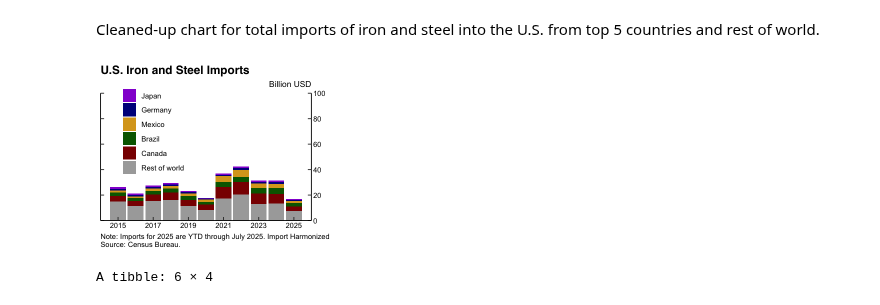
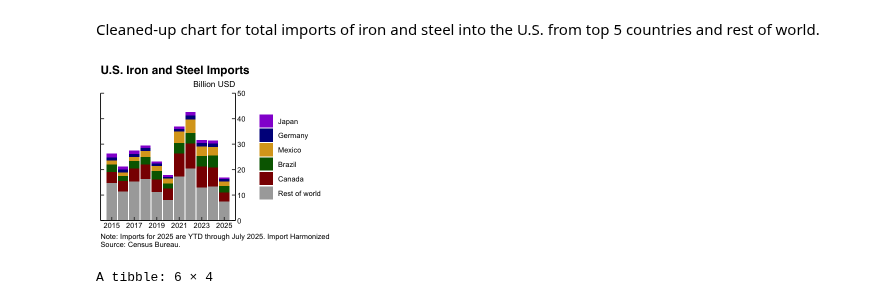
Before and after one commit to maha4028/economic-charting, a Jupyter notebook: generate_plots.ipynb, the cells around one changed output. Cells and saved outputs as stored; diff of their text form; code cells hidden in the pictures.

Commit message:
wider steel plot

```diff
--- a/generate_plots.ipynb
+++ b/generate_plots.ipynb
@@ -731,45 +731,44 @@ steel <- top_6_yr %>%
   scale_y_continuous(
     position = "right",
     sec.axis = dup_axis(labels = NULL),
-    breaks = seq(0, 100, by = 20),
-    limits = c(0, 100),
+    breaks = seq(0, 50, by = 10),
+    limits = c(0, 50),
     expand = c(0, 0)
     ) +
   scale_fill_manual(
     NULL,
     values = c(
       "Canada" = "darkred",
       "Mexico" = "goldenrod",
       "Brazil" = "darkgreen",
       "Japan" = "darkviolet",
       "Germany" = "darkblue",
       "Rest of world" = "darkgrey"
     )
   ) +
   xlab(NULL) + ylab(NULL) +
   labs(
     title = "U.S. Iron and Steel Imports",
     subtitle = "Billion USD",
     caption = paste0(
       "Note: Imports for 2025 are YTD through ",format(max(top_6$date), "%B %Y"),". Import Harmonized System Code 72.",
       "\nSource: Census Bureau."
       )
     ) +
   theme_classic() +
   theme(
       plot.title = element_text(family = "Helvetica", face = "bold", size = 14),
       plot.subtitle = element_text(hjust = 1, size = 10),
       axis.text = element_text(color = "black"),
       axis.ticks.length = unit(-0.15, "cm"),
-      plot.caption = element_text(hjust = 0),
-      legend.position = c(0.25, 0.7)
+      plot.caption = element_text(hjust = 0)
       )
 
 steel
 
-ggsave("plots/steel.png", plot = steel, width = 3.9, height = 3.2+(0.13*2), units = "in", dpi = 300)
+ggsave("plots/steel.png", plot = steel, width = 3.9*1.5, height = 3.2+(0.13*2), units = "in", dpi = 300)
 # %% [output]
-[figure, old version]
+[figure, new version]
 # %%
 tail(top_6)
 max(top_6$date)
```
Also changed, not shown: 2 other files.
